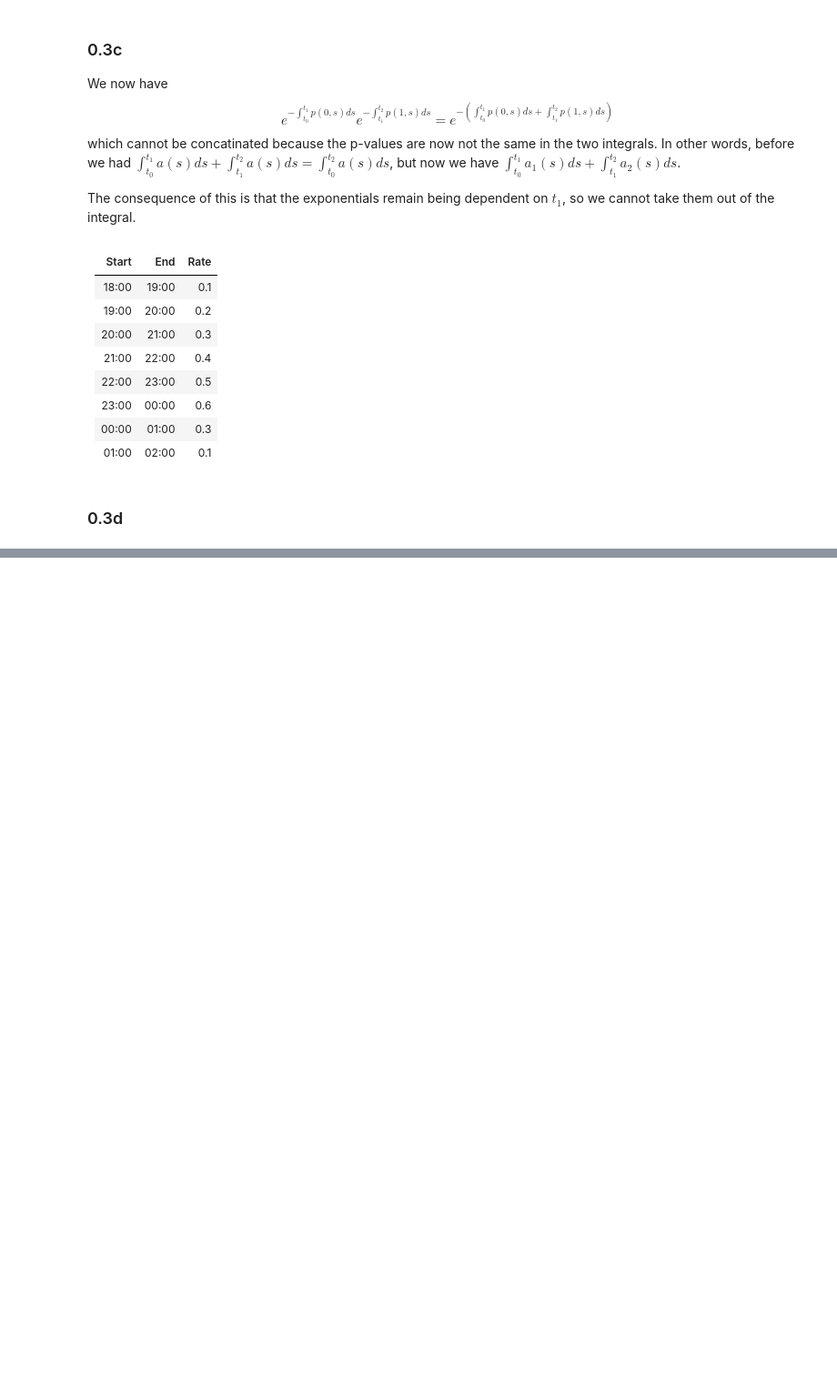
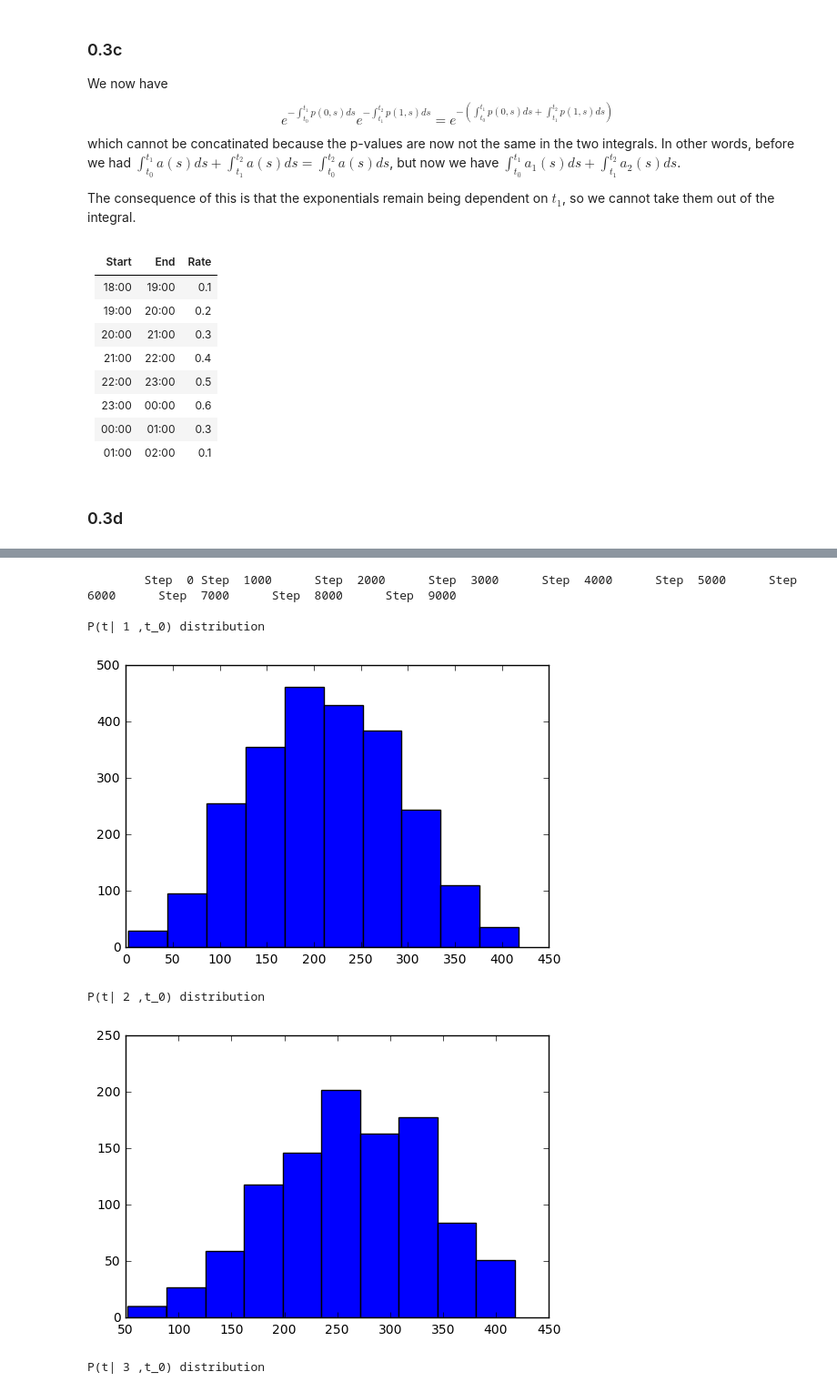
Before and after one commit to jj1993/Applied-mechanism-design-and-big-data, a Jupyter notebook: JonathanLena.ipynb, the cells around one changed output, grey strips where cells are left out. Shown: that part at 91% size. Saved outputs shown, nothing was run; the diff lists cells and outputs as text; code cells hidden in the pictures; blank space fills up the shorter version.

```diff
--- a/JonathanLena.ipynb
+++ b/JonathanLena.ipynb
@@ -311,0 +186,80 @@ plt.show
+# %%
+%matplotlib inline
+
+import math, random
+import matplotlib.pyplot as plt
+import numpy as np
+
+def p(n, tstep):
+    # chance of someone comming in
+    rates = [.1, .2, .3, .4, .5, .6, .3, .1]
+    pt = rates[tstep]/resolution
+    q = pt*math.exp(-0.05*(n-100))/(1+math.exp(-0.05*(n-100)))
+    return q
+
+def PDFformula(goalValue):
+    # The function calculating the PDF values at each point.
+    # The PDF values are integrated (sum(PDFs)) to get the
+    # integrated chances of finding n people at time t, giving
+    # a number between 0 and 1.
+    #
+    # By comparing to a random uniform distribution, a distribution
+    # for the PDF for different numbers of arrived people is
+    # obtained.
+    people, PDFs, p_nts = 0, [], []
+    steps = int(numTimeSteps*resolution)
+
+    for t in range(steps):
+        tstep = int(t/resolution)
+        p_nt = p(people, tstep)
+        if random.random() < p_nt:
+            people += 1
+        p_nts.append(p_nt)
+        lamb = sum(p_nts)
+        PDF = p_nt*math.exp(-lamb)
+        PDFs.append(PDF)
+        if sum(PDFs) >= goalValue:
+            return people, t
+
+    # For is the goalvalue is never reached
+    return False, False
+
+def buildDistributions(iterations):
+    # The distributions are build
+    dist = {}
+
+    for i in range(iterations):
+        if i%int(iterations/10.0) == 0:
+            print("\tStep ",i,end="")
+        goalValue = random.random()
+        n, t = PDFformula(goalValue)
+        if not n:
+            # If no n and t values are found
+            # for the goalValue, it is not stored
+            continue
+
+        try: dist[n].append(t)
+        except: dist[n] = [t]
+
+    return dist
+
+numTimeSteps = 7
+# 60 means we take minutes in stead of hours
+# Dont go too high with this number
+resolution = 60.0
+iterations = 10000
+dist = buildDistributions(iterations)
+
+# A distribution for every amount of arrived people is obtained
+for n in dist.keys():
+    print("\n\nP(t|", n, ",t_0) distribution")
+    plt.hist(dist[n])
+    plt.show()
+# %% [output]
+        Step  0 Step  1000      Step  2000      Step  3000      Step  4000      Step  5000      Step  6000      Step  7000      Step  8000      Step  9000
+
+P(t| 1 ,t_0) distribution
+[figure, added]
+P(t| 2 ,t_0) distribution
+[figure, added]
+P(t| 3 ,t_0) distribution
```
Also changed, not shown: parts of 7 cells of this notebook.
